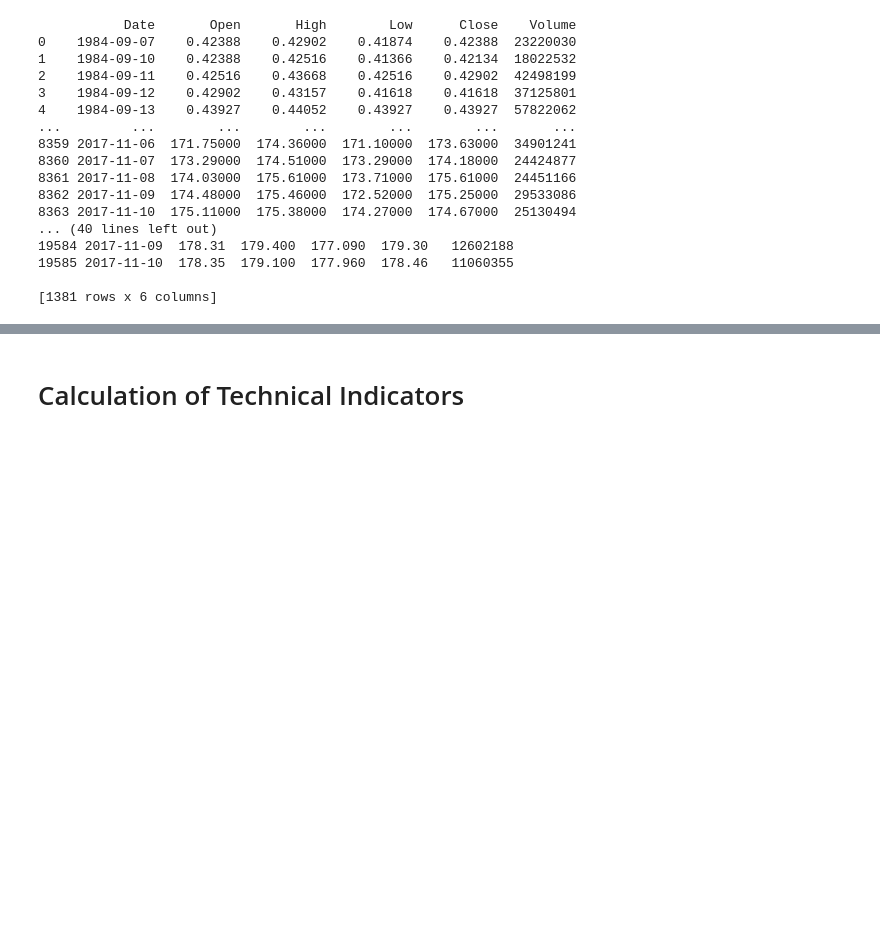
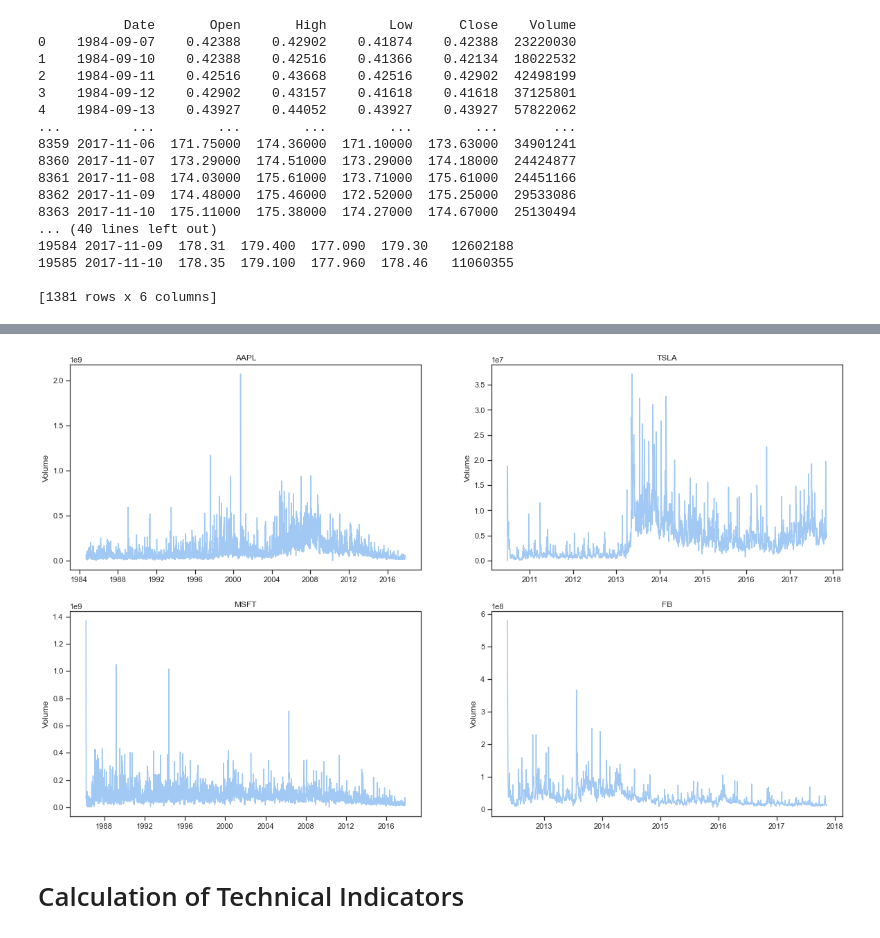
Before and after one commit to DaiVo20/Stock-Price-Prediction, a Jupyter notebook: DS102_02.ipynb, the cells around one changed output, grey strips where cells are left out. Drawn from its saved outputs; the diff is of its cells as text; code cells hidden in the pictures; blank space fills up the shorter version.

```diff
--- a/DS102_02.ipynb
+++ b/DS102_02.ipynb
@@ -94,2 +96,11 @@ plt.show()
+# %%
+plt.figure(figsize=(20, 12))
+for index, key in enumerate(companies):
+  plt.subplot(2, 2, index + 1)
+  plt.plot(stocks[key]["Date"], stocks[key]["Volume"])
+  plt.title(key)
+  plt.ylabel('Volume')
+# %% [output]
+[figure, added]
 # %% [markdown]
 # Calculation of Technical Indicators
```
Also changed, not shown: parts of 2 cells of this notebook.
